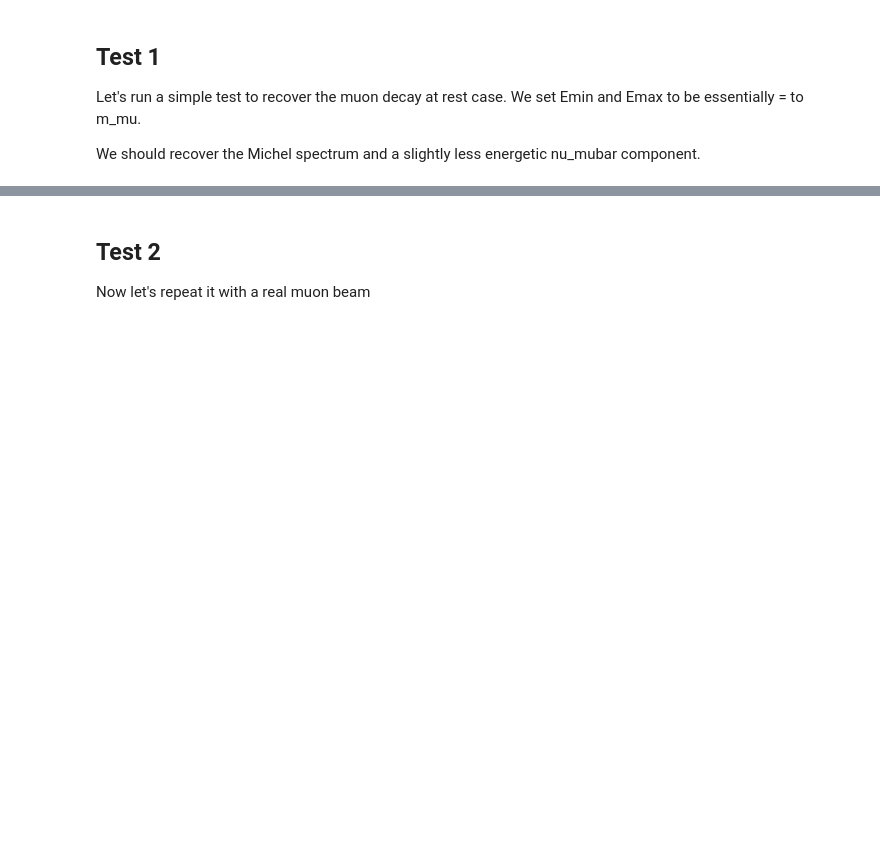
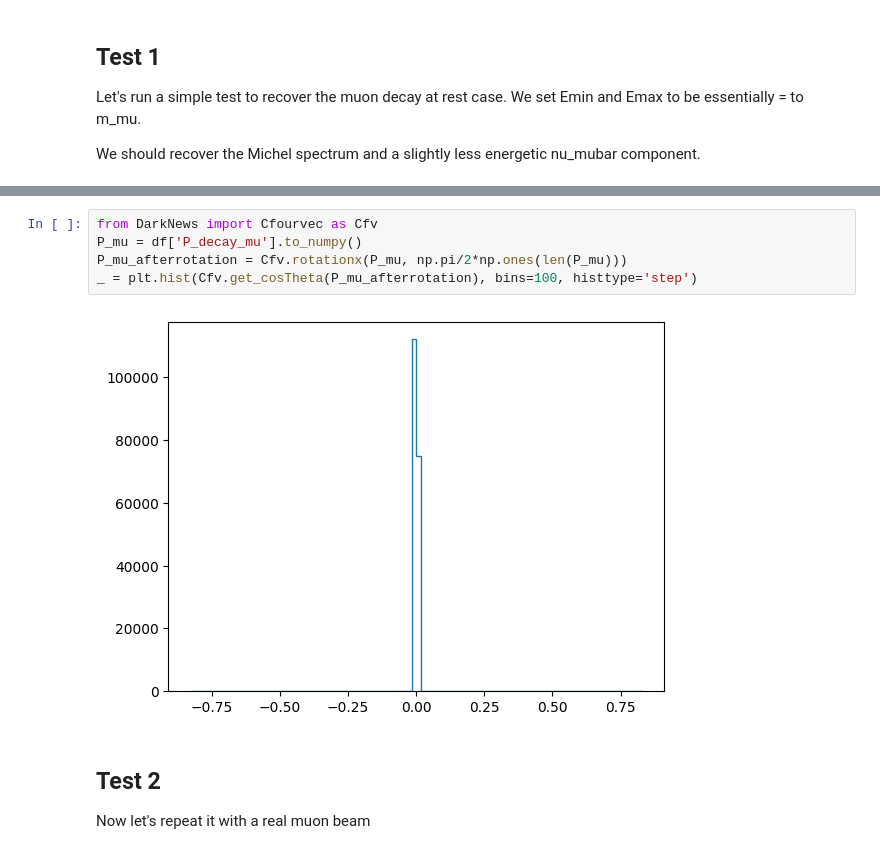
Before and after one commit to mhostert/BIN_MC, a Jupyter notebook: example_flux.ipynb, the cells around one changed output, grey strips where cells are left out. Cells and saved outputs as stored; diff of their text form; blank space fills up the shorter version.

Commit message:
played with rotations in example_flux

```diff
--- a/example_flux.ipynb
+++ b/example_flux.ipynb
@@ -59,3 +56,10 @@ fig.savefig('plots/flux_histogram.png', dpi=300, bbox_inches='tight')
+# %%
+from DarkNews import Cfourvec as Cfv
+P_mu = df['P_decay_mu'].to_numpy()
+P_mu_afterrotation = Cfv.rotationx(P_mu, np.pi/2*np.ones(len(P_mu)))
+_ = plt.hist(Cfv.get_cosTheta(P_mu_afterrotation), bins=100, histtype='step')
+# %% [output]
+[figure, added]
 # %% [markdown]
 ## Test 2
 
```
Also changed, not shown: parts of 5 cells of this notebook, 2 other files.
